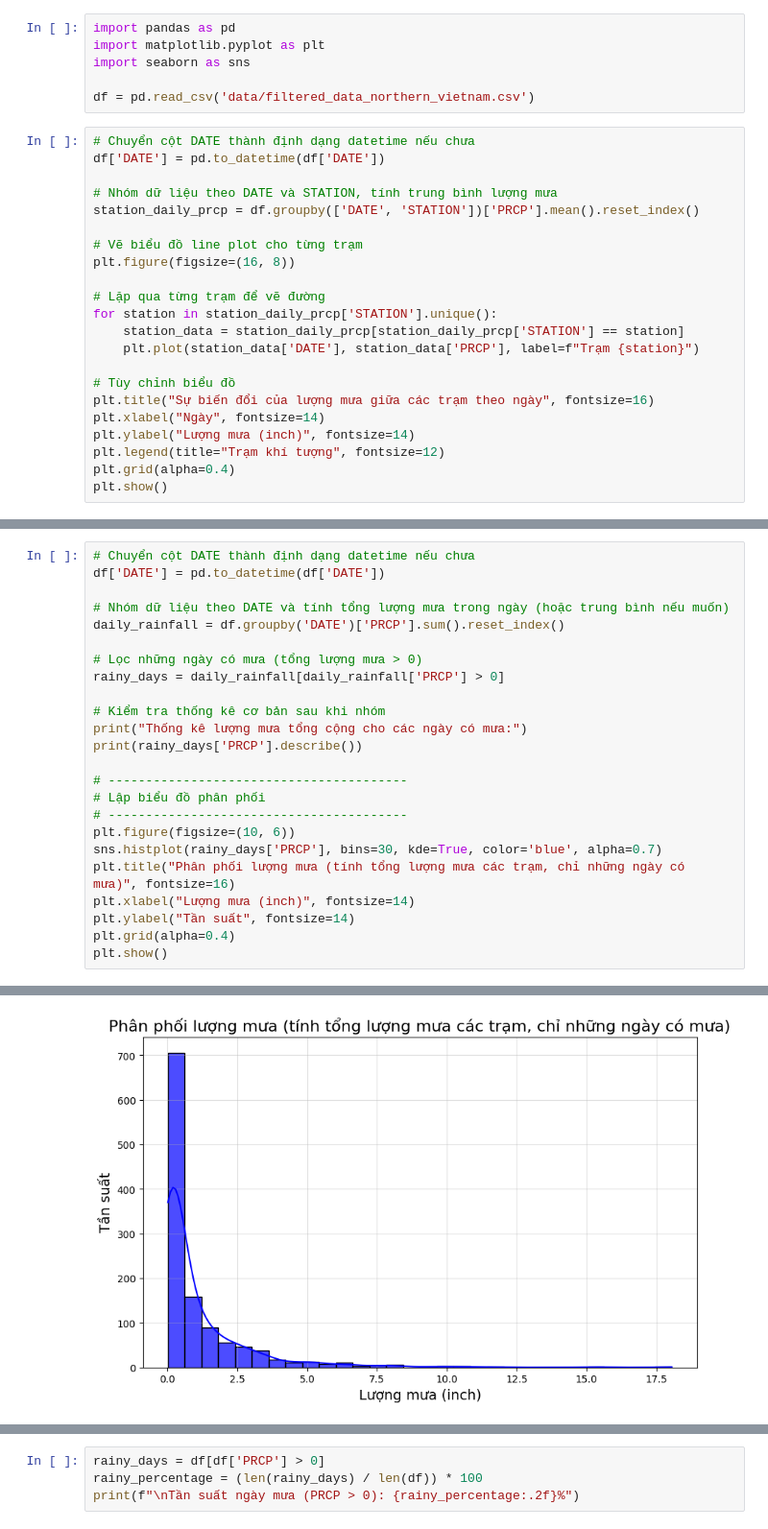
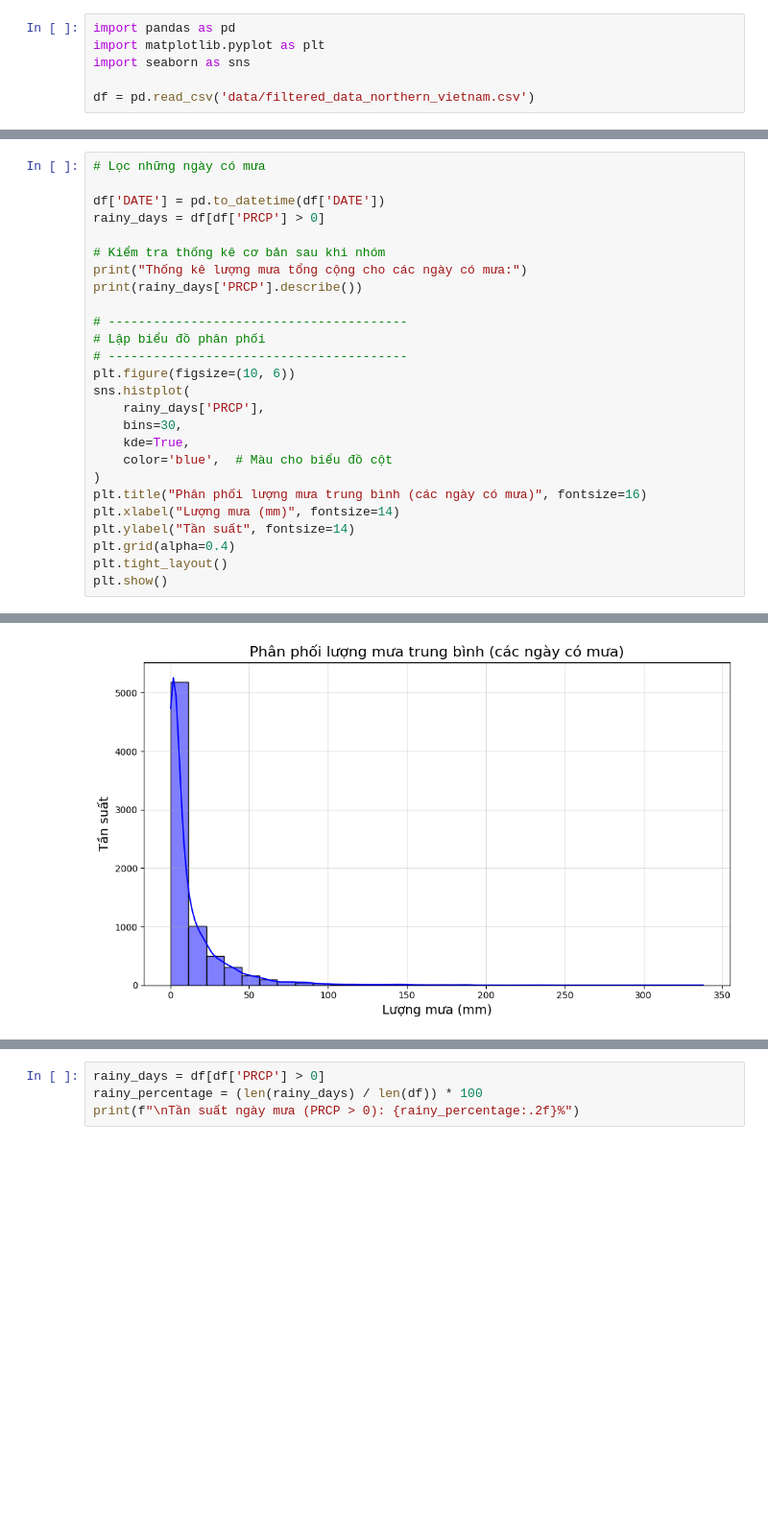
Before and after one commit to huyvanzzz/Data-Processing-Programming, a Jupyter notebook: precipitation.ipynb, the cells around one changed output, grey strips where cells are left out. Shown at 96% size. Cells and saved outputs as stored; diff of their text form; blank space fills up the shorter version.

Commit message:
update precipitation to work for mm, recrawl data (issue with nan value in temperature column)

```diff
--- a/precipitation.ipynb
+++ b/precipitation.ipynb
@@ -4,25 +4,3 @@ import matplotlib.pyplot as plt
 import seaborn as sns
 
 df = pd.read_csv('data/filtered_data_northern_vietnam.csv')
-# %%
-# Chuyển cột DATE thành định dạng datetime nếu chưa
-df['DATE'] = pd.to_datetime(df['DATE'])
-
-# Nhóm dữ liệu theo DATE và STATION, tính trung bình lượng mưa
-station_daily_prcp = df.groupby(['DATE', 'STATION'])['PRCP'].mean().reset_index()
-
-# Vẽ biểu đồ line plot cho từng trạm
-plt.figure(figsize=(16, 8))
-
-# Lặp qua từng trạm để vẽ đường
-for station in station_daily_prcp['STATION'].unique():
-    station_data = station_daily_prcp[station_daily_prcp['STATION'] == station]
-    plt.plot(station_data['DATE'], station_data['PRCP'], label=f"Trạm {station}")
-
-# Tùy chỉnh biểu đồ
-plt.title("Sự biến đổi của lượng mưa giữa các trạm theo ngày", fontsize=16)
-plt.xlabel("Ngày", fontsize=14)
-plt.ylabel("Lượng mưa (inch)", fontsize=14)
-plt.legend(title="Trạm khí tượng", fontsize=12)
-plt.grid(alpha=0.4)
-plt.show()
@@ -40,12 +34,8 @@ plt.show()
 # %%
-# Chuyển cột DATE thành định dạng datetime nếu chưa
+# Lọc những ngày có mưa
+
 df['DATE'] = pd.to_datetime(df['DATE'])
-
-# Nhóm dữ liệu theo DATE và tính tổng lượng mưa trong ngày (hoặc trung bình nếu muốn)
-daily_rainfall = df.groupby('DATE')['PRCP'].sum().reset_index()
-
-# Lọc những ngày có mưa (tổng lượng mưa > 0)
-rainy_days = daily_rainfall[daily_rainfall['PRCP'] > 0]
+rainy_days = df[df['PRCP'] > 0]
 
 # Kiểm tra thống kê cơ bản sau khi nhóm
 print("Thống kê lượng mưa tổng cộng cho các ngày có mưa:")
@@ -55,11 +45,17 @@ print(rainy_days['PRCP'].describe())
 # Lập biểu đồ phân phối
 # ----------------------------------------
 plt.figure(figsize=(10, 6))
-sns.histplot(rainy_days['PRCP'], bins=30, kde=True, color='blue', alpha=0.7)
-plt.title("Phân phối lượng mưa (tính tổng lượng mưa các trạm, chỉ những ngày có mưa)", fontsize=16)
-plt.xlabel("Lượng mưa (inch)", fontsize=14)
+sns.histplot(
+    rainy_days['PRCP'],
+    bins=30,
+    kde=True,
+    color='blue',  # Màu cho biểu đồ cột
+)
+plt.title("Phân phối lượng mưa trung bình (các ngày có mưa)", fontsize=16)
+plt.xlabel("Lượng mưa (mm)", fontsize=14)
 plt.ylabel("Tần suất", fontsize=14)
 plt.grid(alpha=0.4)
+plt.tight_layout()
 plt.show()
 # %% [output]
 Thống kê lượng mưa tổng cộng cho các ngày có mưa:
@@ -74,2 +70,2 @@ max        18.060000
 Name: PRCP, dtype: float64
-[figure, old version]
+[figure, new version]
```
Also changed, not shown: parts of 14 cells of this notebook, 4 other files.
